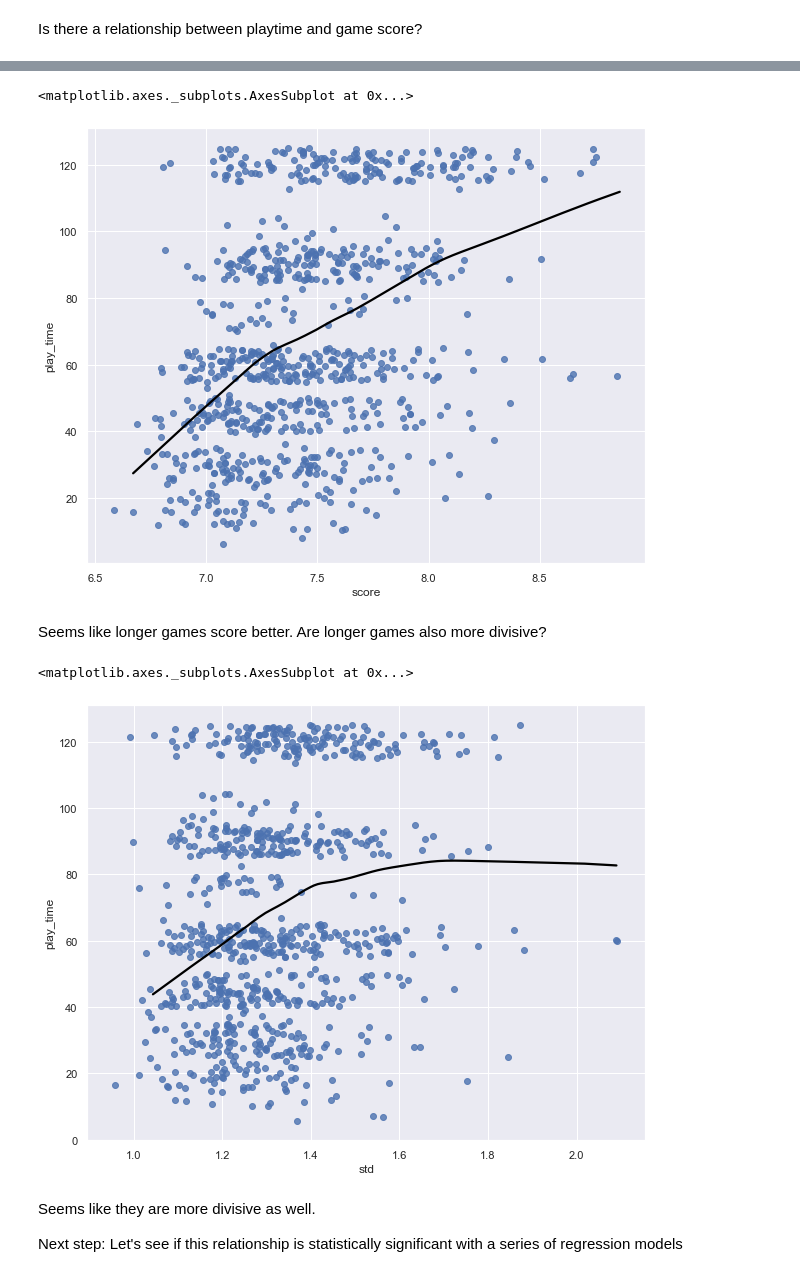
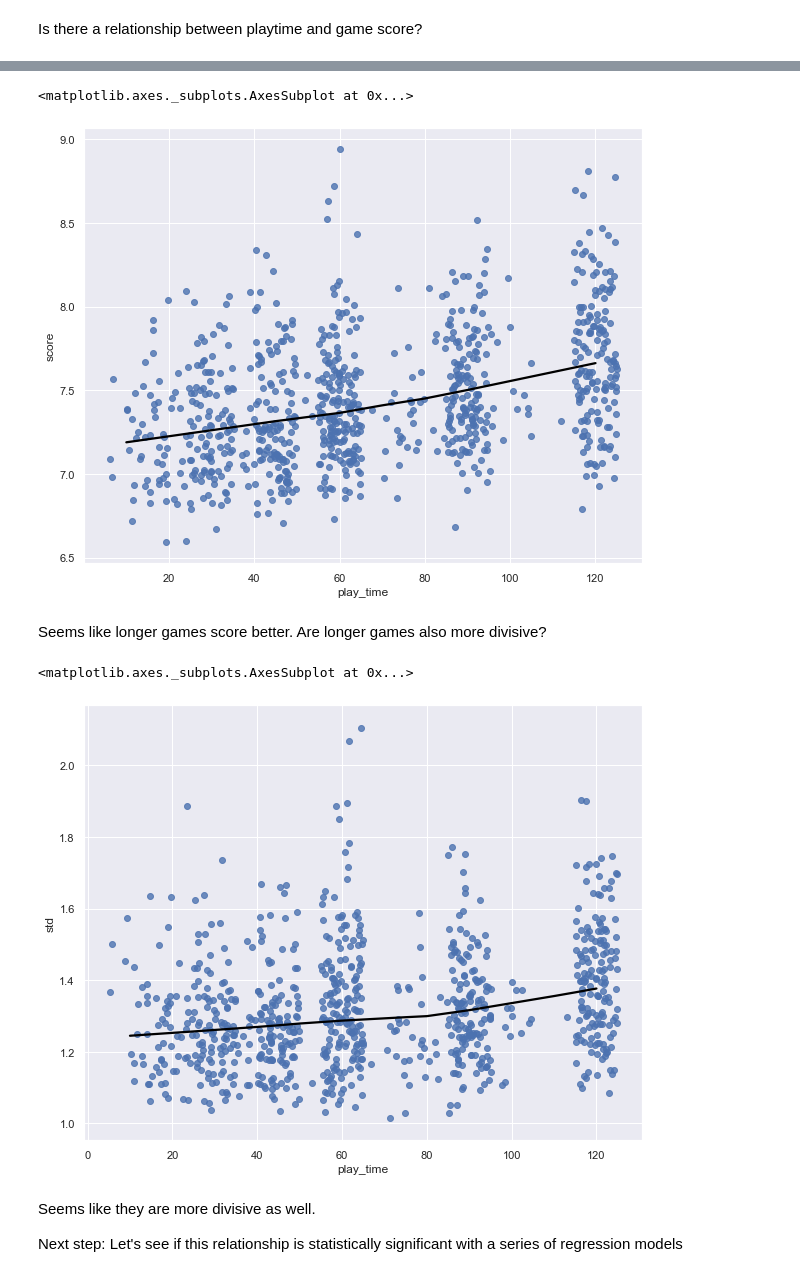
Before and after one commit to MarshallKrakauer/BGGAnalysis, a Jupyter notebook: PlayTime.ipynb, the cells around one changed output, grey strips where cells are left out. Drawn from its saved outputs; the diff is of its cells as text; code cells hidden in the pictures.

```diff
--- a/PlayTime.ipynb
+++ b/PlayTime.ipynb
@@ -69,17 +69,17 @@ sns.regplot(data=df, x='score', y='play_time', lowess=True,line_kws={"color": "b
 # %%
 sns.regplot(data=df[df['play_time'] <= 120],
-            x='score', y='play_time', lowess=True,line_kws={"color": "black"}, x_jitter=0.1, y_jitter=5)
+            x='play_time', y='score', lowess=True,line_kws={"color": "black"}, y_jitter=0.1, x_jitter=5)
 # %% [output]
 <matplotlib.axes._subplots.AxesSubplot at 0x...>
-[figure, old version]
+[figure, new version]
 # %% [markdown]
 Seems like longer games score better. Are longer games also more divisive?
 # %%
 sns.regplot(data=df[df['play_time'] <= 120],
-            x='std', y='play_time', lowess=True,line_kws={"color": "black"}, x_jitter=0.1, y_jitter=5)
+            x='play_time', y='std', lowess=True,line_kws={"color": "black"}, y_jitter=0.1, x_jitter=5)
 # %% [output]
 <matplotlib.axes._subplots.AxesSubplot at 0x...>
-[figure, old version]
+[figure, new version]
 # %% [markdown]
 Seems like they are more divisive as well.
 
```
Also changed, not shown: parts of 44 cells of this notebook, 1 other file.
